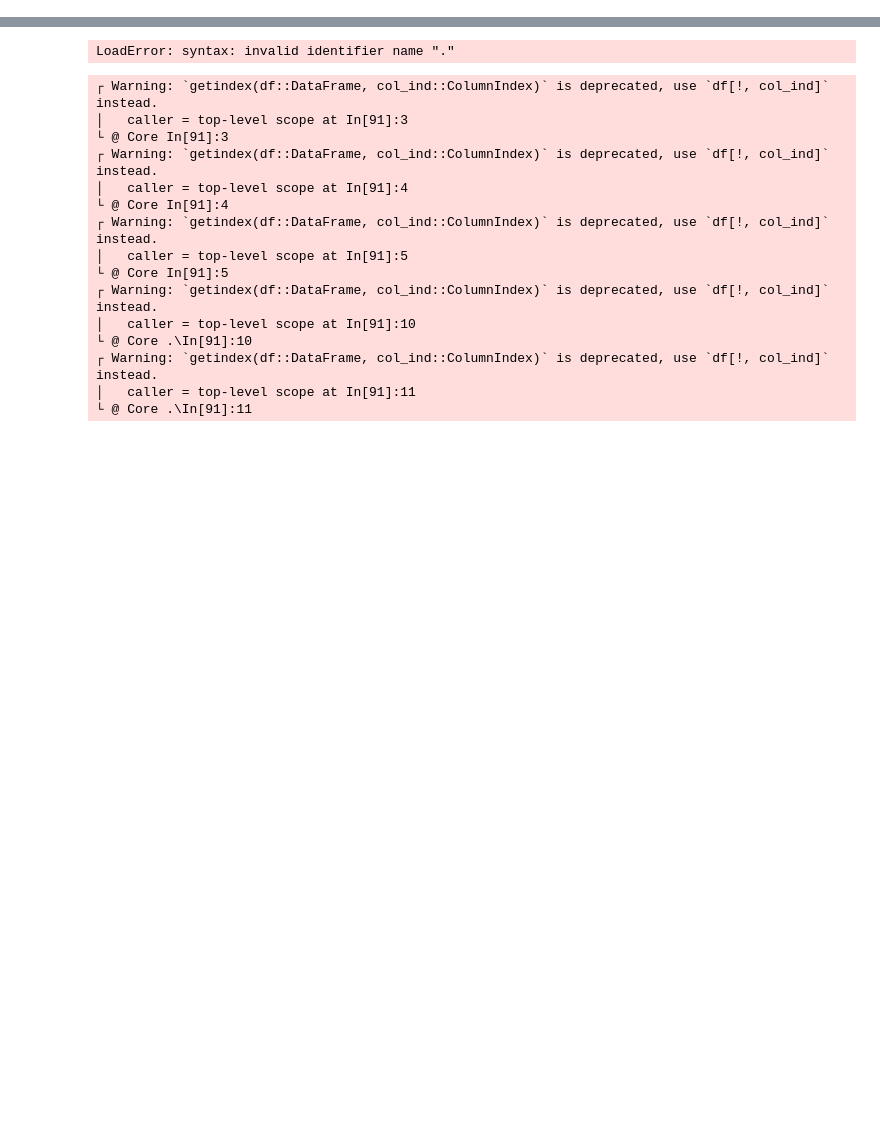
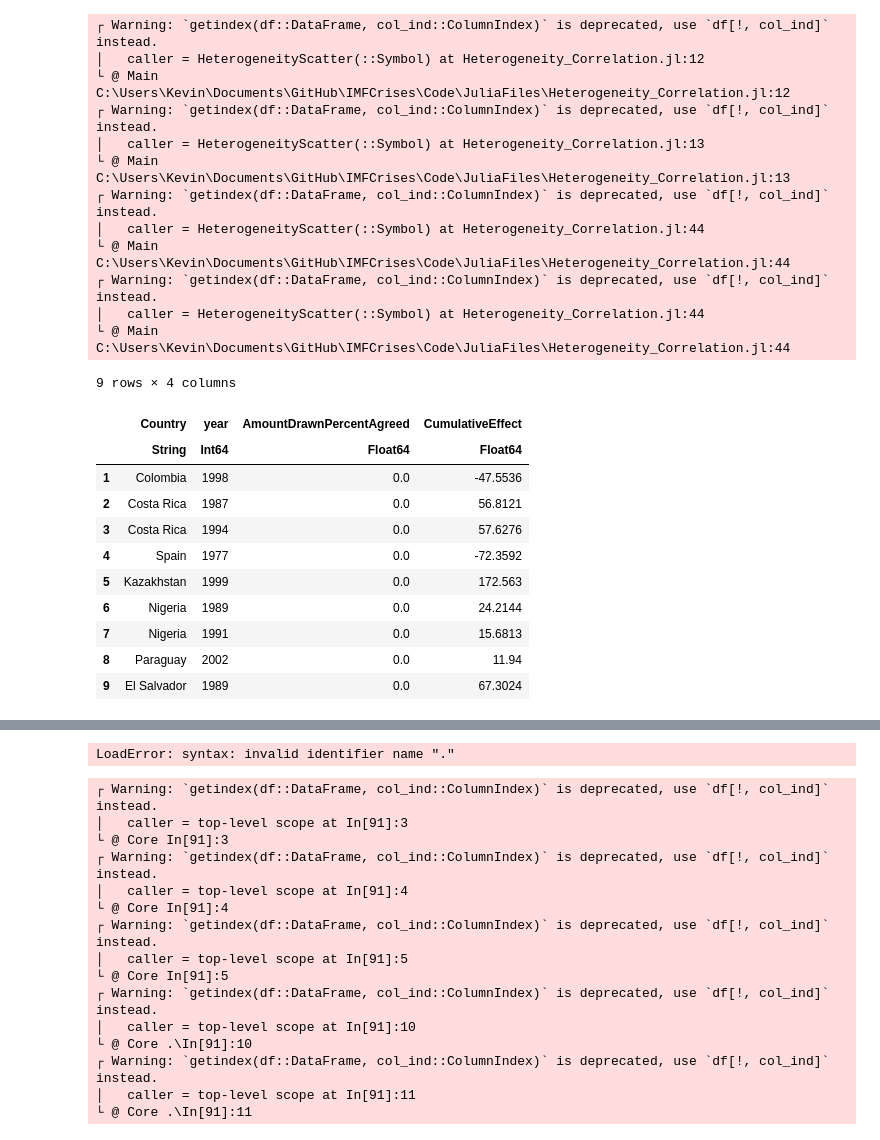
Before and after one commit to kevinkuruc/IMFCrises, a Jupyter notebook: Code/JuliaFiles/Run_Analysis.ipynb, the cells around one changed output, grey strips where cells are left out. Saved outputs shown, nothing was run; the diff lists cells and outputs as text; code cells hidden in the pictures; blank space fills up the shorter version.

```diff
--- a/Code/JuliaFiles/Run_Analysis.ipynb
+++ b/Code/JuliaFiles/Run_Analysis.ipynb
@@ -86,0 +123,31 @@ P value for Hotelling T-sq is 5.948680994417387e-9
+# %%
+include("Heterogeneity_Correlation.jl")
+HeterogeneityScatter(:AmountDrawnPercentAgreed)
+Temp = dropmissing(TreatedMatched[:, [:Country, :year, :AmountDrawnPercentAgreed, :CumulativeEffect]])
+Temp = Temp[Temp[:,:AmountDrawnPercentAgreed].==0,:]
+#lm(@formula(CumulativeEffect ~ AmountDrawnPercentAgreed), Temp)
+# %% [output]
+┌ Warning: `getindex(df::DataFrame, col_ind::ColumnIndex)` is deprecated, use `df[!, col_ind]` instead.
+│   caller = HeterogeneityScatter(::Symbol) at Heterogeneity_Correlation.jl:12
+└ @ Main C:\Users\Kevin\Documents\GitHub\IMFCrises\Code\JuliaFiles\Heterogeneity_Correlation.jl:12
+┌ Warning: `getindex(df::DataFrame, col_ind::ColumnIndex)` is deprecated, use `df[!, col_ind]` instead.
+│   caller = HeterogeneityScatter(::Symbol) at Heterogeneity_Correlation.jl:13
+└ @ Main C:\Users\Kevin\Documents\GitHub\IMFCrises\Code\JuliaFiles\Heterogeneity_Correlation.jl:13
+┌ Warning: `getindex(df::DataFrame, col_ind::ColumnIndex)` is deprecated, use `df[!, col_ind]` instead.
+│   caller = HeterogeneityScatter(::Symbol) at Heterogeneity_Correlation.jl:44
+└ @ Main C:\Users\Kevin\Documents\GitHub\IMFCrises\Code\JuliaFiles\Heterogeneity_Correlation.jl:44
+┌ Warning: `getindex(df::DataFrame, col_ind::ColumnIndex)` is deprecated, use `df[!, col_ind]` instead.
+│   caller = HeterogeneityScatter(::Symbol) at Heterogeneity_Correlation.jl:44
+└ @ Main C:\Users\Kevin\Documents\GitHub\IMFCrises\Code\JuliaFiles\Heterogeneity_Correlation.jl:44
+9 rows × 4 columns
+|  | Country | year | AmountDrawnPercentAgreed | CumulativeEffect |
+|  | String | Int64 | Float64 | Float64 |
+| 1 | Colombia | 1998 | 0.0 | -47.5536 |
+| 2 | Costa Rica | 1987 | 0.0 | 56.8121 |
+| 3 | Costa Rica | 1994 | 0.0 | 57.6276 |
+| 4 | Spain | 1977 | 0.0 | -72.3592 |
+| 5 | Kazakhstan | 1999 | 0.0 | 172.563 |
+| 6 | Nigeria | 1989 | 0.0 | 24.2144 |
+| 7 | Nigeria | 1991 | 0.0 | 15.6813 |
+| 8 | Paraguay | 2002 | 0.0 | 11.94 |
+| 9 | El Salvador | 1989 | 0.0 | 67.3024 |
```
Also changed, not shown: parts of 8 cells of this notebook, 32 other files.
